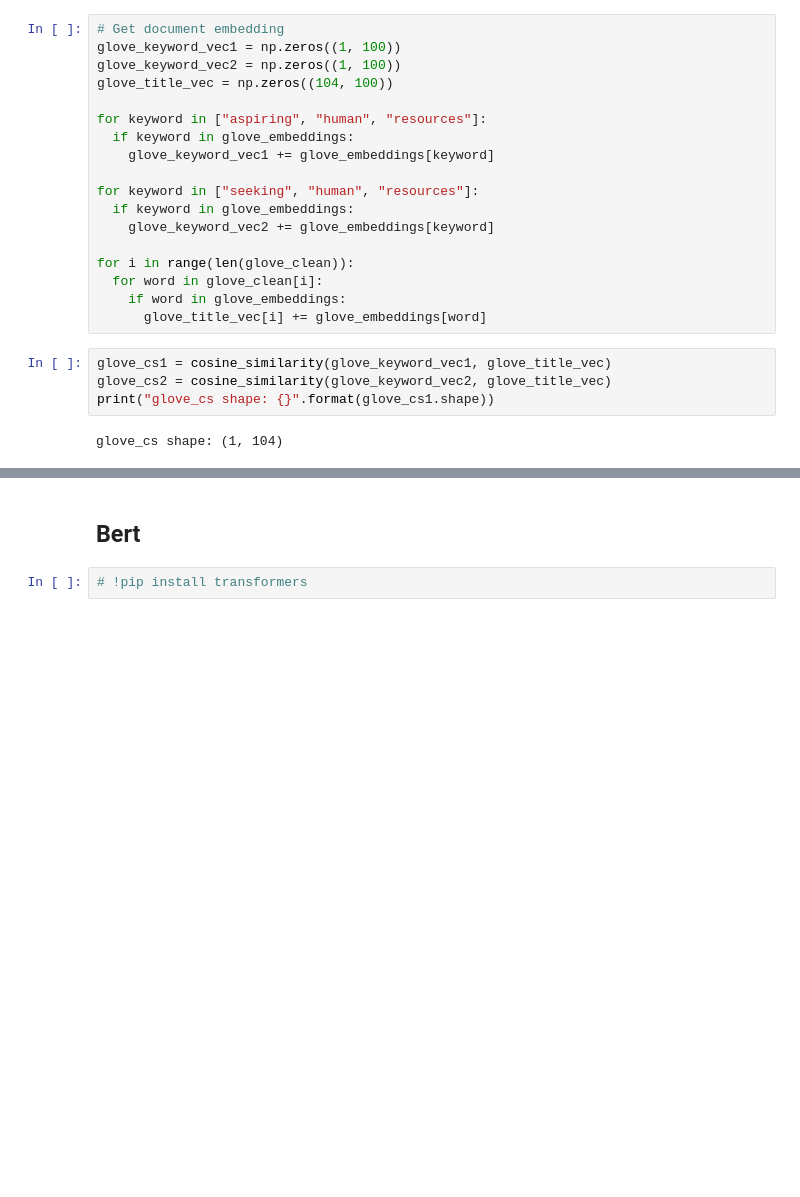
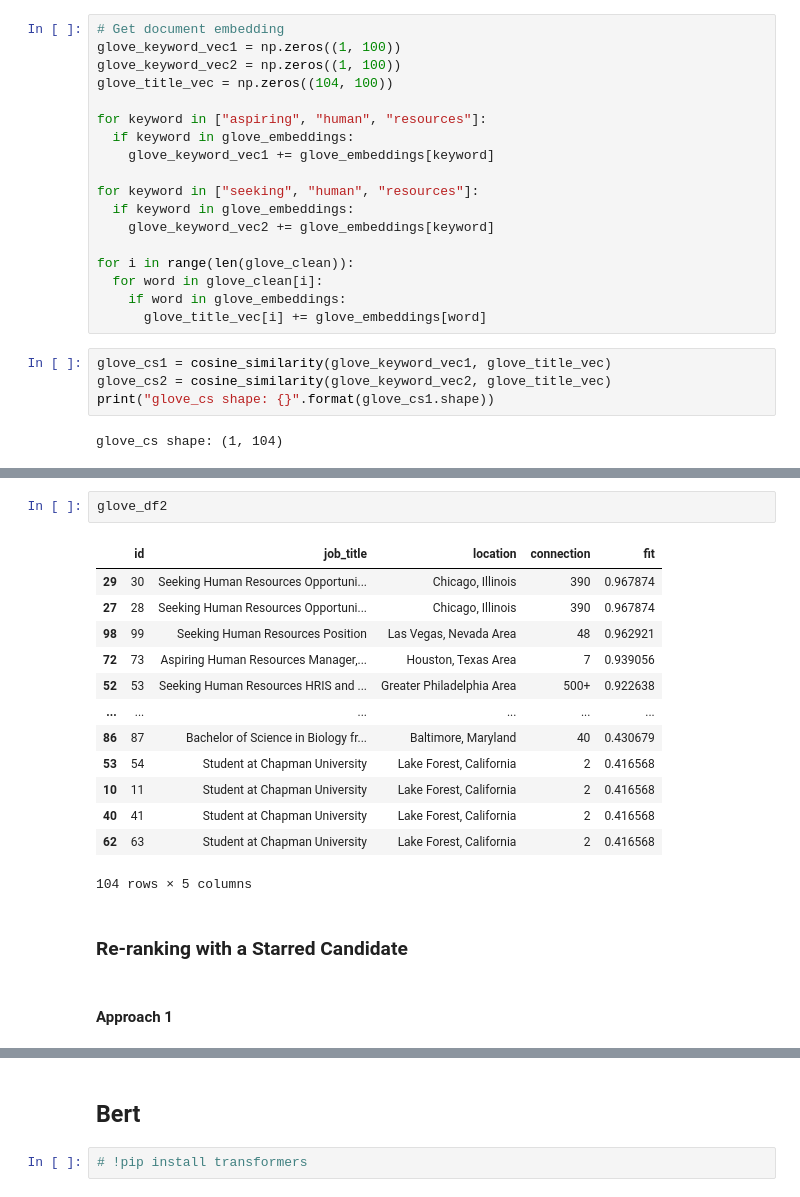
Before and after one commit to trtrgfh/Potential_Talents, a Jupyter notebook: Potential_Talents.ipynb, the cells around one changed output, grey strips where cells are left out. Cells and saved outputs as stored; diff of their text form; blank space fills up the shorter version.

```diff
--- a/Potential_Talents.ipynb
+++ b/Potential_Talents.ipynb
@@ -783,0 +660,20 @@ glove_res2
+# %%
+glove_df2
+# %% [output]
+|  | id | job_title | location | connection | fit |
+| 29 | 30 | Seeking Human Resources Opportuni... | Chicago, Illinois | 390 | 0.967874 |
+| 27 | 28 | Seeking Human Resources Opportuni... | Chicago, Illinois | 390 | 0.967874 |
+| 98 | 99 | Seeking Human Resources Position | Las Vegas, Nevada Area | 48 | 0.962921 |
+| 72 | 73 | Aspiring Human Resources Manager,... | Houston, Texas Area | 7 | 0.939056 |
+| 52 | 53 | Seeking Human Resources HRIS and ... | Greater Philadelphia Area | 500+ | 0.922638 |
+| ... | ... | ... | ... | ... | ... |
+| 86 | 87 | Bachelor of Science in Biology fr... | Baltimore, Maryland | 40 | 0.430679 |
+| 53 | 54 | Student at Chapman University | Lake Forest, California | 2 | 0.416568 |
+| 10 | 11 | Student at Chapman University | Lake Forest, California | 2 | 0.416568 |
+| 40 | 41 | Student at Chapman University | Lake Forest, California | 2 | 0.416568 |
+| 62 | 63 | Student at Chapman University | Lake Forest, California | 2 | 0.416568 |
+104 rows × 5 columns
+# %% [markdown]
+### Re-ranking with a Starred Candidate
+# %% [markdown]
+#### Approach 1
```
Also changed, not shown: parts of 137 cells of this notebook.
